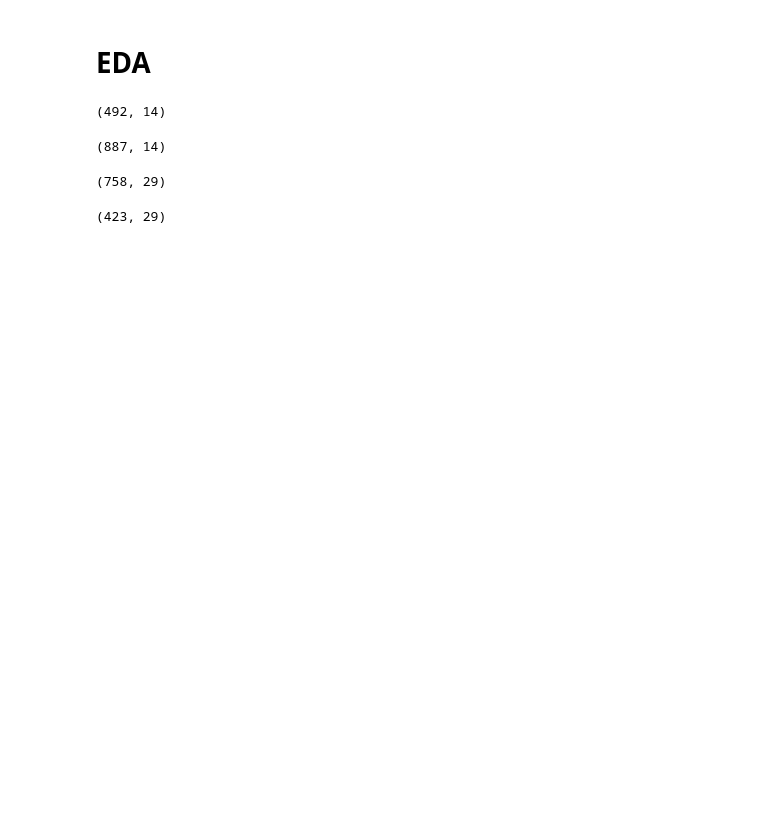
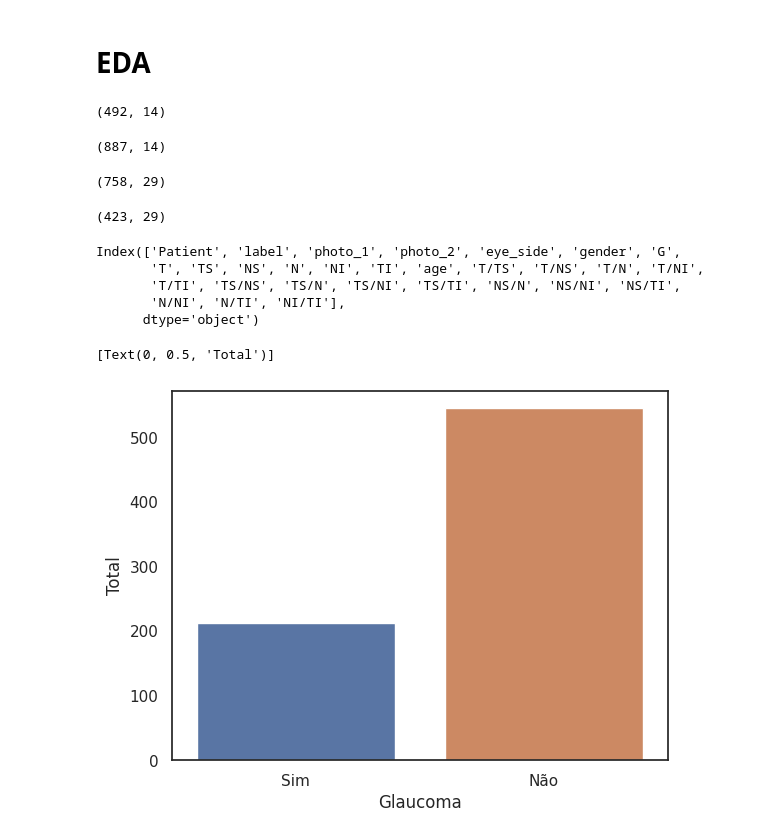
Before and after one commit to FelipeMarcelino/glaucoma, a Jupyter notebook: notebooks/Untitled.ipynb, the cells around one changed output. Drawn from its saved outputs; the diff is of its cells as text; code cells hidden in the pictures; blank space fills up the shorter version.

```diff
--- a/notebooks/Untitled.ipynb
+++ b/notebooks/Untitled.ipynb
@@ -1,5 +1,9 @@
 # %%
 import pandas as pd
+import seaborn
+import matplotlib.pyplot as plt
+seaborn.set(font_scale=1.2)
+seaborn.set_theme(style='white')
 # %% [markdown]
 # EDA
 # %%
@@ -22,3 +26,16 @@ data.shape
 data.drop_duplicates(subset=["Patient"]).shape
 # %% [output]
 (423, 29)
+# %%
+data.columns
+# %% [output]
+Index(['Patient', 'label', 'photo_1', 'photo_2', 'eye_side', 'gender', 'G',
+       'T', 'TS', 'NS', 'N', 'NI', 'TI', 'age', 'T/TS', 'T/NS', 'T/N', 'T/NI',
+       'T/TI', 'TS/NS', 'TS/N', 'TS/NI', 'TS/TI', 'NS/N', 'NS/NI', 'NS/TI',
+       'N/NI', 'N/TI', 'NI/TI'],
+      dtype='object')
+# %%
+data["Glaucoma"] = data["label"].map({1: "Sim", 0: "Não"})
+data["Gênero"] = data["gender"].map({1: "Homem", 0: "Mulher"})
+data["Idade"] = data["age"]
+data["Classe"] = data["label"]
@@ -24,0 +44,6 @@ data.drop_duplicates(subset=["Patient"]).shape
+# %%
+ax = seaborn.countplot(data,x="Glaucoma")
+ax.set(ylabel='Total')
+# %% [output]
+[Text(0, 0.5, 'Total')]
+[figure, added]
```
Also changed, not shown: parts of 18 cells of this notebook, 5 other files.
